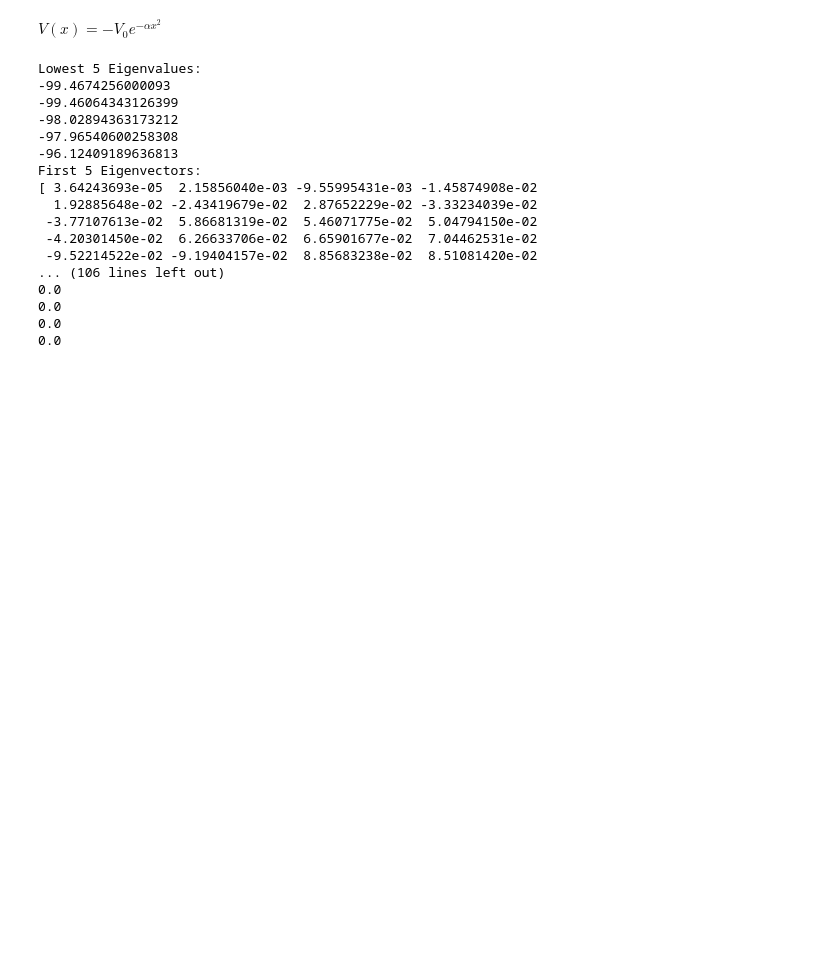
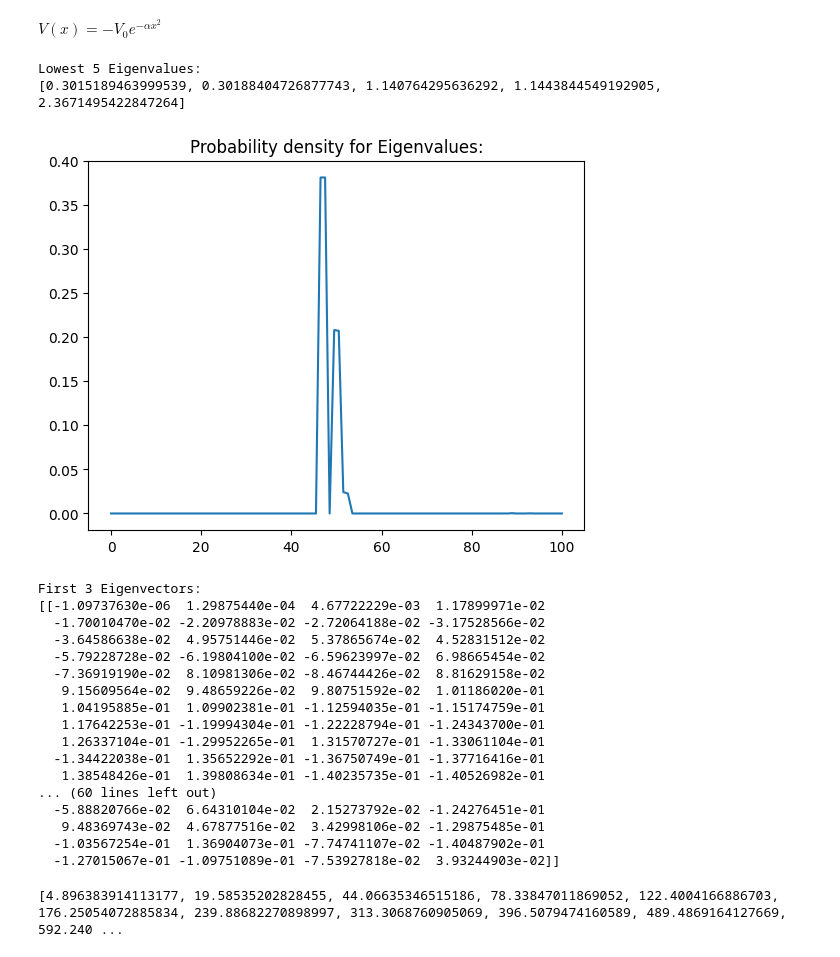
Before and after one commit to ZilD117/Comp-Physics, a Jupyter notebook: Hamiltonian Eigenvalues.ipynb, the cells around one changed output. Cells and saved outputs as stored; diff of their text form; code cells hidden in the pictures; blank space fills up the shorter version.

```diff
--- a/Hamiltonian Eigenvalues.ipynb
+++ b/Hamiltonian Eigenvalues.ipynb
@@ -28,46 +28,70 @@ for i in range(0, n):
 # %%
 # generate matrix
 for i in range(0, n):
     #h[i][i] = (1/(2*(dx**2)))+V[i]
     h[i][i] = (1/(dx**2))+V[i]
     if i != n-1:
-        h[i][i+1] = -1/(dx**2)
+        h[i][i+1] = -1/(2*(dx**2))
     if i != 0:
-        h[i][i-1] = -1/(dx**2)
+        h[i][i-1] = -1/(2*(dx**2))
 
 # find eigenvalues and eigenvectors
 h_eig = np.linalg.eig(h)
 
 h_eig_sorted = sorted(h_eig[0])
 
-# should be 0.26
 # display some results
-print("Lowest 5 Eigenvalues:")
-for i in range(0, 5):
-    print(h_eig_sorted[i])
+print("Lowest 5 Eigenvalues:") # should be 0.26ish
+print(h_eig_sorted[0:5])
 
-print("First 5 Eigenvectors:")
-for i in range(0, 5):
-    print(h_eig[1][i])
+plt.title("Probability density for Eigenvalues:")
+n_mesh = np.linspace(0, n, n)
+plt.plot(n_mesh, norm.pdf(h_eig[0]))
+plt.show()
 
-print("First 5 Probability Densities:")
-for i in range(0, 5):
-    print(norm.pdf(h_eig[0][i]))
+print("First 3 Eigenvectors:")
+print(h_eig[1][0:3])
 # %% [output]
 Lowest 5 Eigenvalues:
--99.4674256000093
--99.46064343126399
--98.02894363173212
--97.96540600258308
--96.12409189636813
-First 5 Eigenvectors:
-[ 3.64243693e-05  2.15856040e-03 -9.55995431e-03 -1.45874908e-02
-  1.92885648e-02 -2.43419679e-02  2.87652229e-02 -3.33234039e-02
- -3.77107613e-02  5.86681319e-02  5.46071775e-02  5.04794150e-02
- -4.20301450e-02  6.26633706e-02  6.65901677e-02  7.04462531e-02
- -9.52214522e-02 -9.19404157e-02  8.85683238e-02  8.51081420e-02
-... (106 lines left out)
-0.0
-0.0
-0.0
-0.0
+[0.3015189463999539, 0.30188404726877743, 1.140764295636292, 1.1443844549192905, 2.3671495422847264]
+[figure, added]
+First 3 Eigenvectors:
+[[-1.09737630e-06  1.29875440e-04  4.67722229e-03  1.17899971e-02
+  -1.70010470e-02 -2.20978883e-02 -2.72064188e-02 -3.17528566e-02
+  -3.64586638e-02  4.95751446e-02  5.37865674e-02  4.52831512e-02
+  -5.79228728e-02 -6.19804100e-02 -6.59623997e-02  6.98665454e-02
+  -7.36919190e-02  8.10981306e-02 -8.46744426e-02  8.81629158e-02
+   9.15609564e-02  9.48659226e-02  9.80751592e-02  1.01186020e-01
+   1.04195885e-01  1.09902381e-01 -1.12594035e-01 -1.15174759e-01
+   1.17642253e-01 -1.19994304e-01 -1.22228794e-01 -1.24343700e-01
+   1.26337104e-01 -1.29952265e-01  1.31570727e-01 -1.33061104e-01
+  -1.34422038e-01  1.35652292e-01 -1.36750749e-01 -1.37716416e-01
+   1.38548426e-01  1.39808634e-01 -1.40235735e-01 -1.40526982e-01
+... (60 lines left out)
+  -5.88820766e-02  6.64310104e-02  2.15273792e-02 -1.24276451e-01
+   9.48369743e-02  4.67877516e-02  3.42998106e-02 -1.29875485e-01
+  -1.03567254e-01  1.36904073e-01 -7.74741107e-02 -1.40487902e-01
+  -1.27015067e-01 -1.09751089e-01 -7.53927818e-02  3.93244903e-02]]
+# %%
+# prof Varga
+
+import numpy as np
+
+import matplotlib.pyplot as plt
+import scipy.linalg as scl
+hbar=1
+m=1
+N = 512
+a = 1.0
+x = np.linspace(-a/2.,a/2.,N)
+# We want to store step size, this is the reliable way:
+h = x[1]-x[0] # Should be equal to a/(N-1)
+V = 0.*x
+Mdd = 1./(h*h)*(np.diag(np.ones(N-1),-1) -2* np.diag(np.ones(N),0) + np.diag(np.ones(N-1),1))
+H = -(hbar*hbar)/(2.0*m)*Mdd + np.diag(V)
+E,psiT = np.linalg.eigh(H) # This computes the eigen values and eigenvectors
+psi = np.transpose(psiT)   # We take the transpose of psiT to the wavefunction vectors can accessed as psi[n]
+
+print(sorted(E))
+# %% [output]
+[4.896383914113177, 19.58535202828455, 44.06635346515186, 78.33847011869052, 122.4004166886703, 176.25054072885834, 239.88682270898997, 313.3068760905069, 396.5079474160589, 489.4869164127669, 592.240 ...
```
